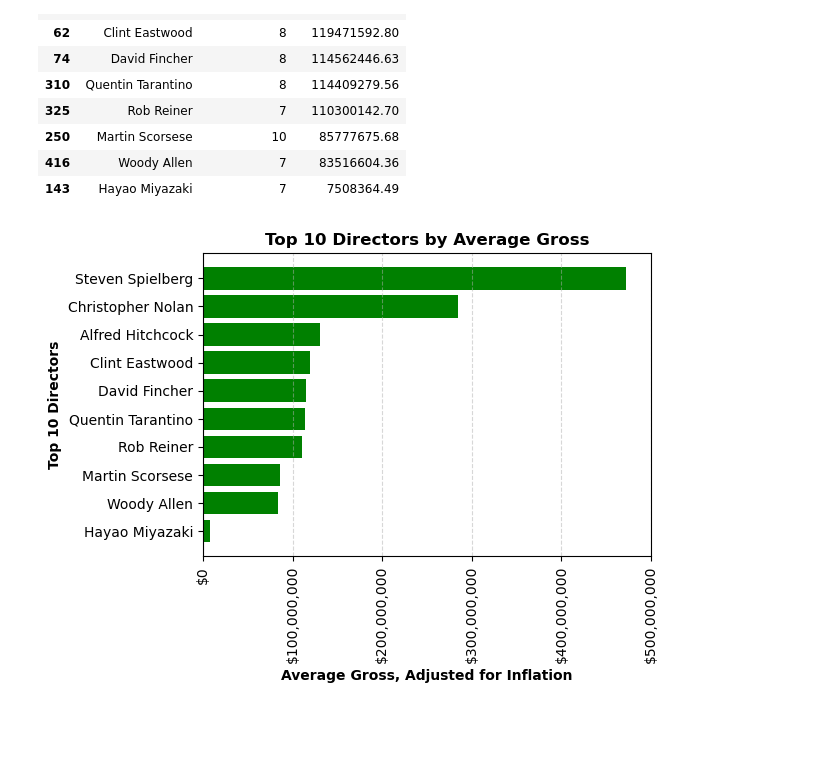
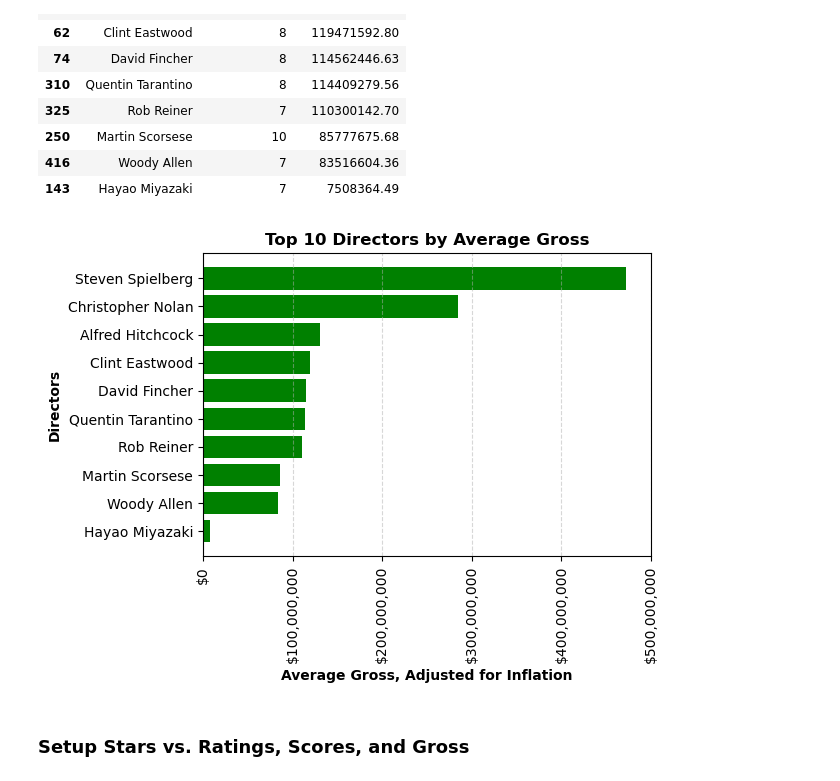
Before and after one commit to spc-kim/midterm_project, a Jupyter notebook: notebook.ipynb, the cells around one changed output. Drawn from its saved outputs; the diff is of its cells as text; code cells hidden in the pictures; blank space fills up the shorter version.

```diff
--- a/notebook.ipynb
+++ b/notebook.ipynb
@@ -670,19 +783,21 @@ director_gross_df
 # %%
 # Time to make horizontal bar graph
 director_gross_fig, director_gross_ax = plt.subplots()
 director_gross_ax.barh(director_gross_df["Director"], director_gross_df["GrossAdjusted"], color="green")
 director_gross_ax.invert_yaxis()
 director_gross_ax.set_title("Top 10 Directors by Average Gross", weight="bold")
 director_gross_ax.set_xlabel("Average Gross, Adjusted for Inflation", weight="bold")
 director_gross_ax.grid(True, axis="x", linestyle="--", alpha=0.5)
 director_gross_ax.xaxis.set_major_formatter(mticker.StrMethodFormatter("${x:,.0f}"))
-director_gross_ax.set_ylabel("Top 10 Directors", weight="bold")
+director_gross_ax.set_ylabel("Directors", weight="bold")
 director_gross_ax.set_xlim(0, 500000000)
 
 plt.setp(director_gross_ax.get_xticklabels(), rotation=90)
 plt.tight_layout()
 plt.show()
 
 director_gross_fig.savefig("img/director_gross_graph.png", dpi=300, bbox_inches="tight")
 # %% [output]
-[figure, old version]
+[figure, new version]
+# %% [markdown]
+### Setup Stars vs. Ratings, Scores, and Gross
```
Also changed, not shown: parts of 42 cells of this notebook, 8 other files.
